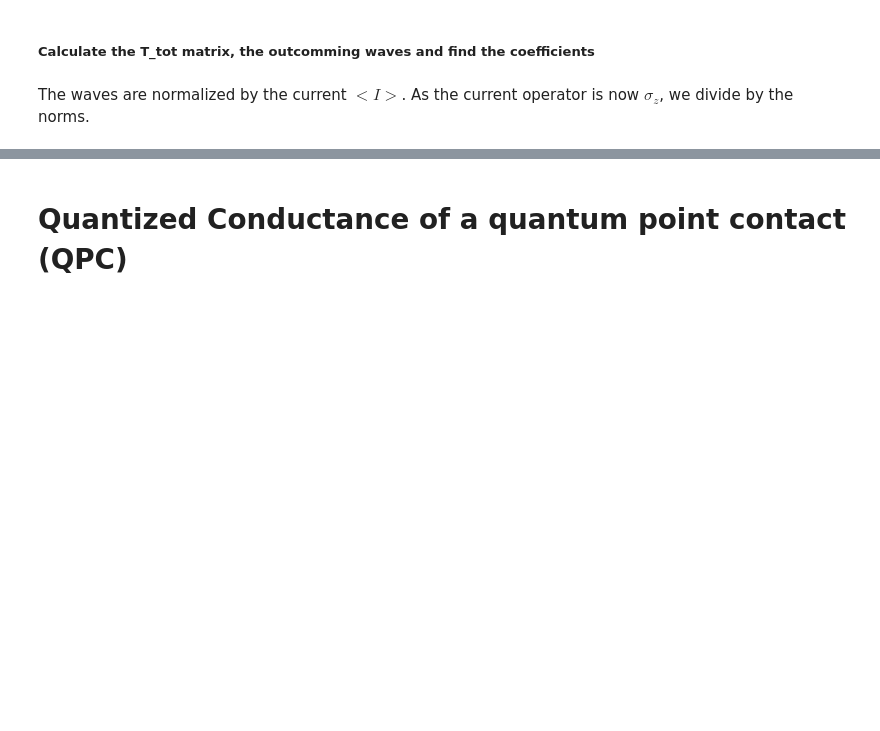
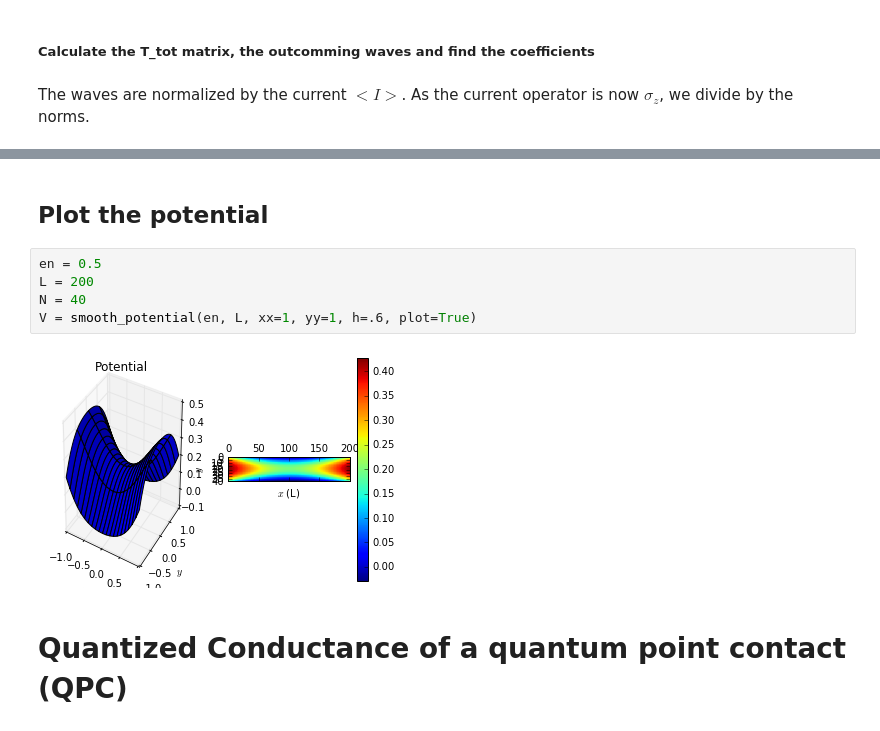
Before and after one commit to basnijholt/QPC-quantum-transport, a Jupyter notebook: QPC scatter matrix.ipynb, the cells around one changed output, grey strips where cells are left out. Saved outputs shown, nothing was run; the diff lists cells and outputs as text; blank space fills up the shorter version.

```diff
--- a/QPC scatter matrix.ipynb
+++ b/QPC scatter matrix.ipynb
@@ -194,5 +205,14 @@ def solve(mu, V, L, i, opt):
 
     return G, t_matrix, alpha, r, beta
+# %% [markdown]
+## Plot the potential
+# %%
+en = 0.5
+L = 200
+N = 40
+V = smooth_potential(en, L, xx=1, yy=1, h=.6, plot=True)
+# %% [output]
+[figure, added]
 # %% [markdown]
 # Quantized Conductance of a quantum point contact (QPC)
 # %%
```
Also changed, not shown: parts of 8 cells of this notebook, 1 other file.
